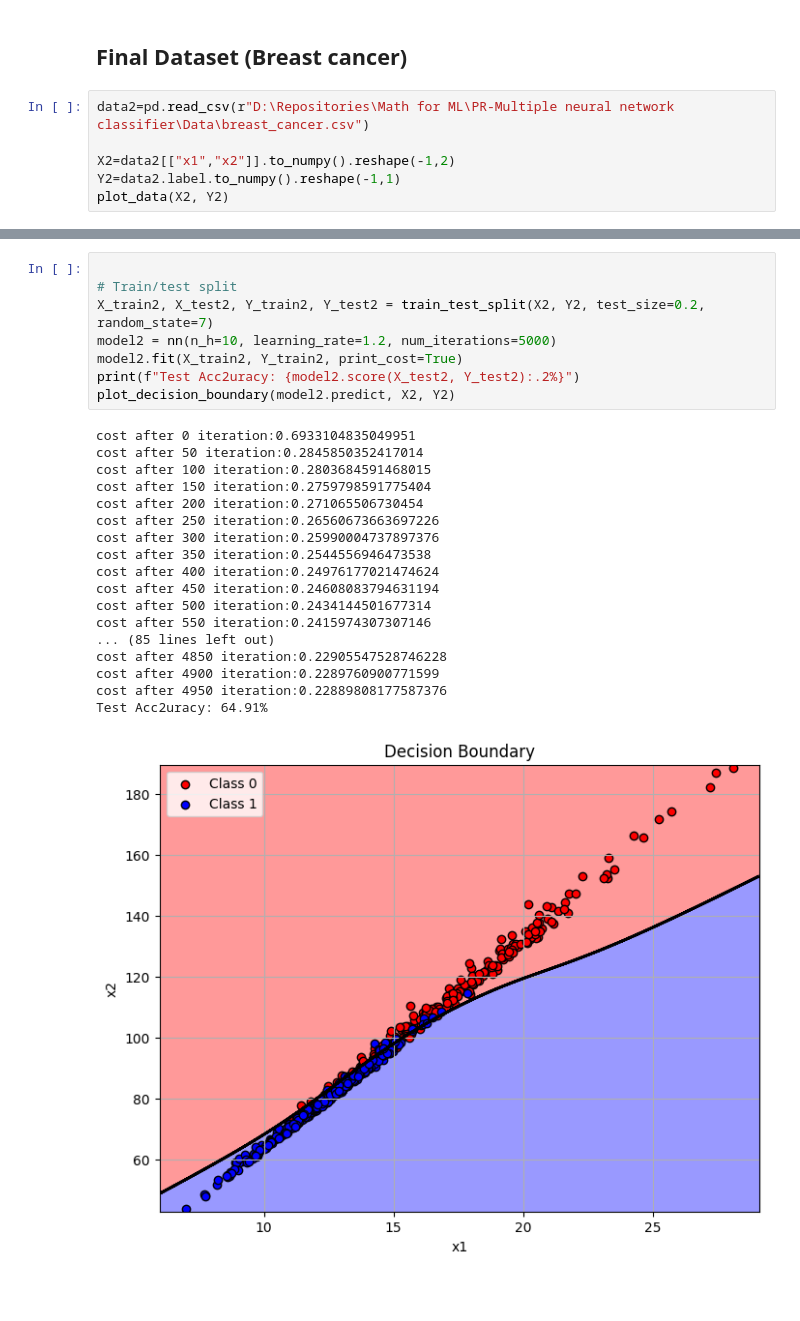
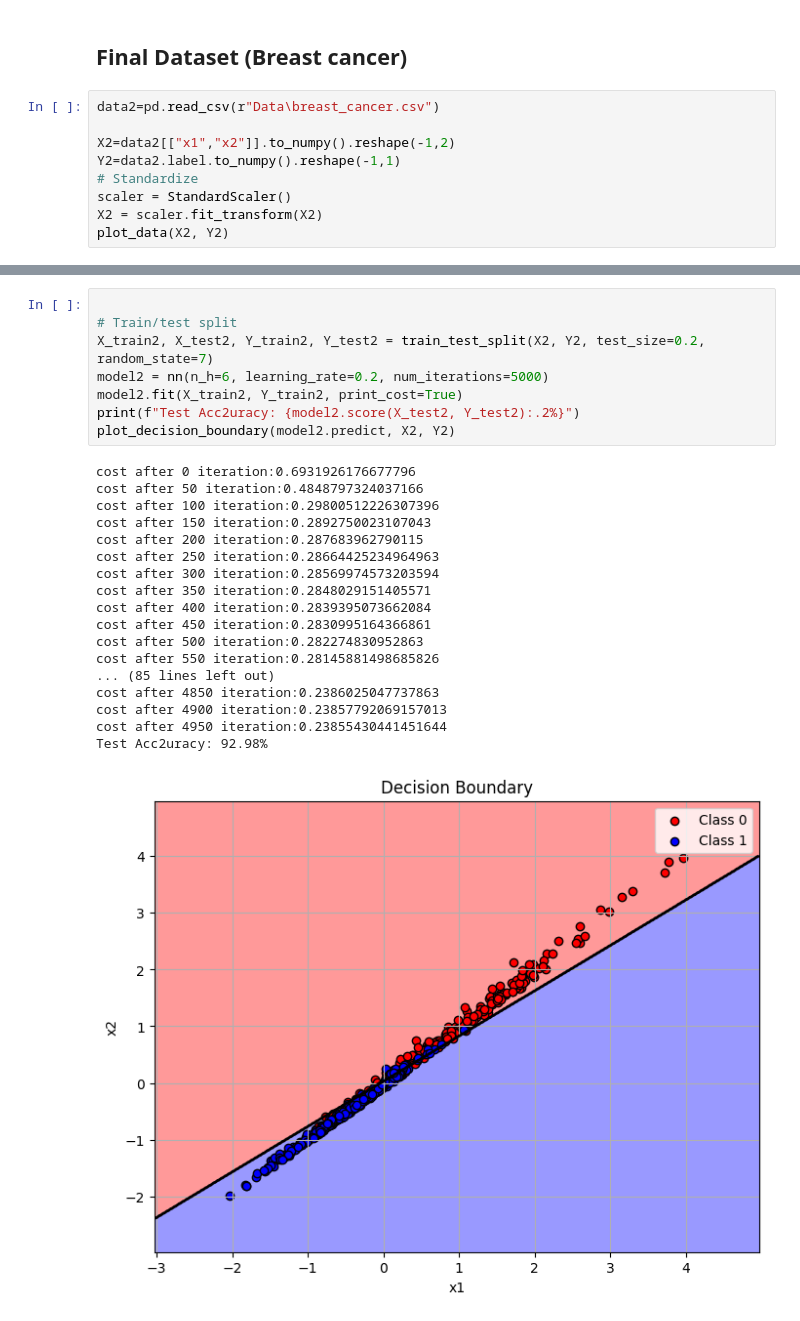
Before and after one commit to GitHunter-ai/Math-For-ML-Projects, a Jupyter notebook: Multiple neural network classifier/Notebook/l.ipynb, the cells around one changed output, grey strips where cells are left out. Saved outputs shown, nothing was run; the diff lists cells and outputs as text; blank space fills up the shorter version.

```diff
--- a/Multiple neural network classifier/Notebook/l.ipynb
+++ b/Multiple neural network classifier/Notebook/l.ipynb
@@ -126,9 +120,12 @@ Test Accuracy: 65.00%
 # %% [markdown]
 ## Final Dataset (Breast cancer)
 # %%
-data2=pd.read_csv(r"D:\Repositories\Math for ML\PR-Multiple neural network classifier\Data\breast_cancer.csv")
+data2=pd.read_csv(r"Data\breast_cancer.csv")
 
 X2=data2[["x1","x2"]].to_numpy().reshape(-1,2)
 Y2=data2.label.to_numpy().reshape(-1,1)
+# Standardize
+scaler = StandardScaler()
+X2 = scaler.fit_transform(X2)
 plot_data(X2, Y2)
 # %% [output]
@@ -136,27 +133,27 @@ plot_data(X2, Y2)
 # %%
 
 # Train/test split
 X_train2, X_test2, Y_train2, Y_test2 = train_test_split(X2, Y2, test_size=0.2, random_state=7)
-model2 = nn(n_h=10, learning_rate=1.2, num_iterations=5000)
+model2 = nn(n_h=6, learning_rate=0.2, num_iterations=5000)
 model2.fit(X_train2, Y_train2, print_cost=True)
 print(f"Test Acc2uracy: {model2.score(X_test2, Y_test2):.2%}")
 plot_decision_boundary(model2.predict, X2, Y2)
 # %% [output]
-cost after 0 iteration:0.6933104835049951
-cost after 50 iteration:0.2845850352417014
-cost after 100 iteration:0.2803684591468015
-cost after 150 iteration:0.2759798591775404
-cost after 200 iteration:0.271065506730454
-cost after 250 iteration:0.26560673663697226
-cost after 300 iteration:0.25990004737897376
-cost after 350 iteration:0.2544556946473538
-cost after 400 iteration:0.24976177021474624
-cost after 450 iteration:0.24608083794631194
-cost after 500 iteration:0.2434144501677314
-cost after 550 iteration:0.2415974307307146
+cost after 0 iteration:0.6931926176677796
+cost after 50 iteration:0.4848797324037166
+cost after 100 iteration:0.29800512226307396
+cost after 150 iteration:0.2892750023107043
+cost after 200 iteration:0.287683962790115
+cost after 250 iteration:0.28664425234964963
+cost after 300 iteration:0.28569974573203594
+cost after 350 iteration:0.2848029151405571
+cost after 400 iteration:0.2839395073662084
+cost after 450 iteration:0.2830995164366861
+cost after 500 iteration:0.282274830952863
+cost after 550 iteration:0.28145881498685826
 ... (85 lines left out)
-cost after 4850 iteration:0.22905547528746228
-cost after 4900 iteration:0.2289760900771599
-cost after 4950 iteration:0.22889808177587376
-Test Acc2uracy: 64.91%
+cost after 4850 iteration:0.2386025047737863
+cost after 4900 iteration:0.23857792069157013
+cost after 4950 iteration:0.23855430441451644
+Test Acc2uracy: 92.98%
-[figure, old version]
+[figure, new version]
```
Also changed, not shown: parts of 5 cells of this notebook, 5 other files.
